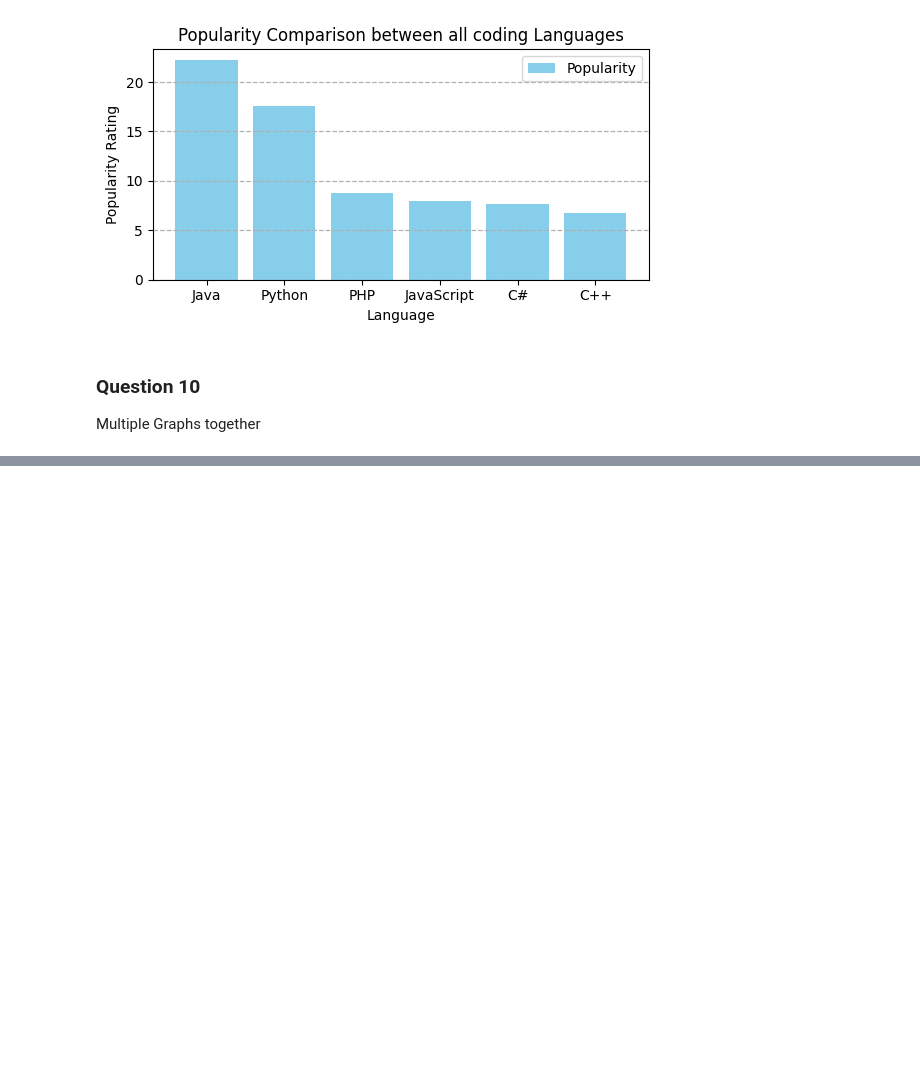
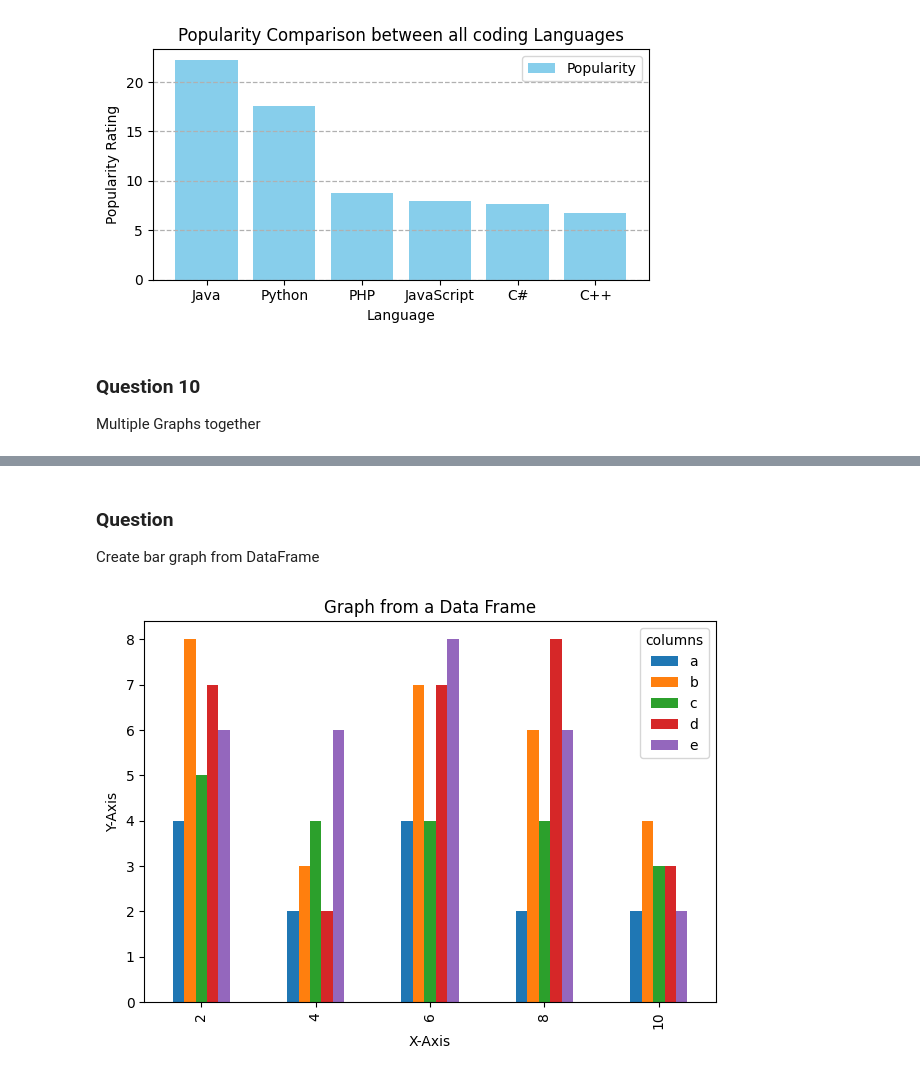
Before and after one commit to Himanshu0273/Logical-Problems, a Jupyter notebook: MatPlotLib/barchart_questions.ipynb, the cells around one changed output, grey strips where cells are left out. Drawn from its saved outputs; the diff is of its cells as text; code cells hidden in the pictures; blank space fills up the shorter version.

```diff
--- a/MatPlotLib/barchart_questions.ipynb
+++ b/MatPlotLib/barchart_questions.ipynb
@@ -185,0 +202,24 @@ Multiple Graphs together
+# %% [markdown]
+### Question
+Create bar graph from DataFrame
+# %%
+data={
+    'a': [4,2,4,2,2],
+    'b': [8,3,7,6,4],
+    'c': [5,4,4,4,3],
+    'd': [7,2,7,8,3],
+    'e': [6,6,8,6,2]
+}
+
+index=[2,4,6,8,10]
+df = pd.DataFrame(data, index=index)
+# df
+df.plot(kind="bar")
+plt.xlabel("X-Axis")
+plt.ylabel("Y-Axis")
+plt.title("Graph from a Data Frame")
+plt.legend(title="columns")
+plt.tight_layout()
+plt.show()
+# %% [output]
+[figure, added]
```
Also changed, not shown: parts of 5 cells of this notebook, 3 other files.
